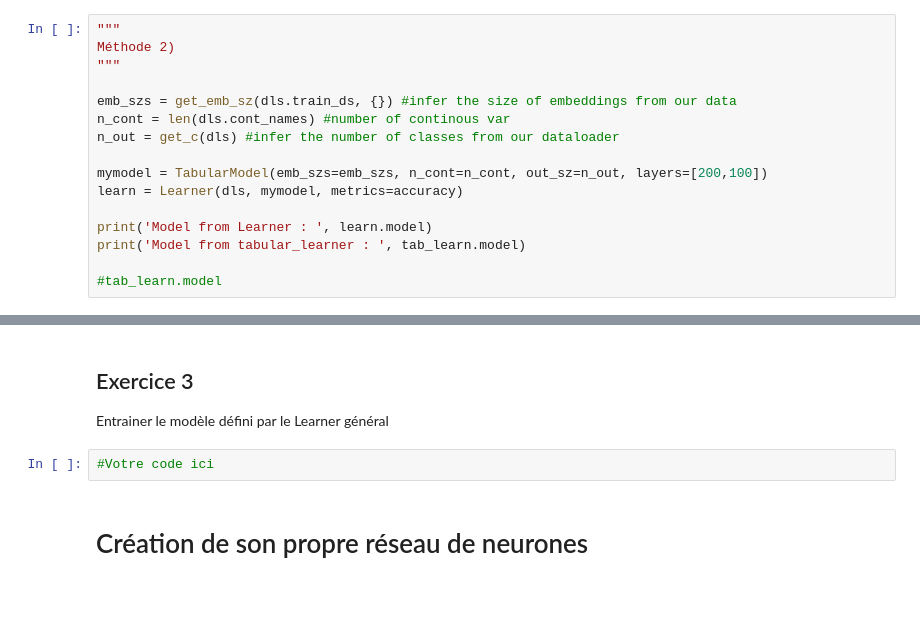
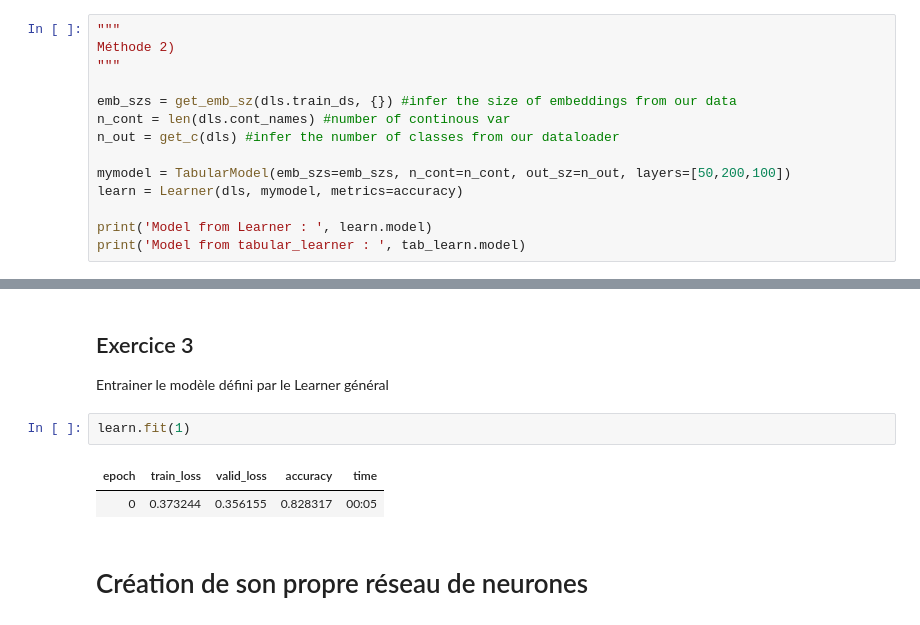
Before and after one commit to antmaio/Creactif_Fastai, a Jupyter notebook: Fastai_Seance6.ipynb, the cells around one changed output, grey strips where cells are left out. Cells and saved outputs as stored; diff of their text form; blank space fills up the shorter version.

```diff
--- a/Fastai_Seance6.ipynb
+++ b/Fastai_Seance6.ipynb
@@ -226,10 +270,8 @@ emb_szs = get_emb_sz(dls.train_ds, {}) #infer the size of embeddings from our da
 n_cont = len(dls.cont_names) #number of continous var
 n_out = get_c(dls) #infer the number of classes from our dataloader
 
-mymodel = TabularModel(emb_szs=emb_szs, n_cont=n_cont, out_sz=n_out, layers=[200,100])
+mymodel = TabularModel(emb_szs=emb_szs, n_cont=n_cont, out_sz=n_out, layers=[50,200,100])
 learn = Learner(dls, mymodel, metrics=accuracy)
 
 print('Model from Learner : ', learn.model)
 print('Model from tabular_learner : ', tab_learn.model)
-
-#tab_learn.model
@@ -237,8 +297,11 @@ print('Model from tabular_learner : ', tab_learn.model)
 ## Exercice 3
 
 Entrainer le modèle défini par le Learner général
-# %%
-#Votre code ici
+# %%
+learn.fit(1)
+# %% [output]
+| epoch | train_loss | valid_loss | accuracy | time |
+| 0 | 0.373244 | 0.356155 | 0.828317 | 00:05 |
 # %% [markdown]
 # Création de son propre réseau de neurones
 # %% [markdown]
```
Also changed, not shown: parts of 26 cells of this notebook.
